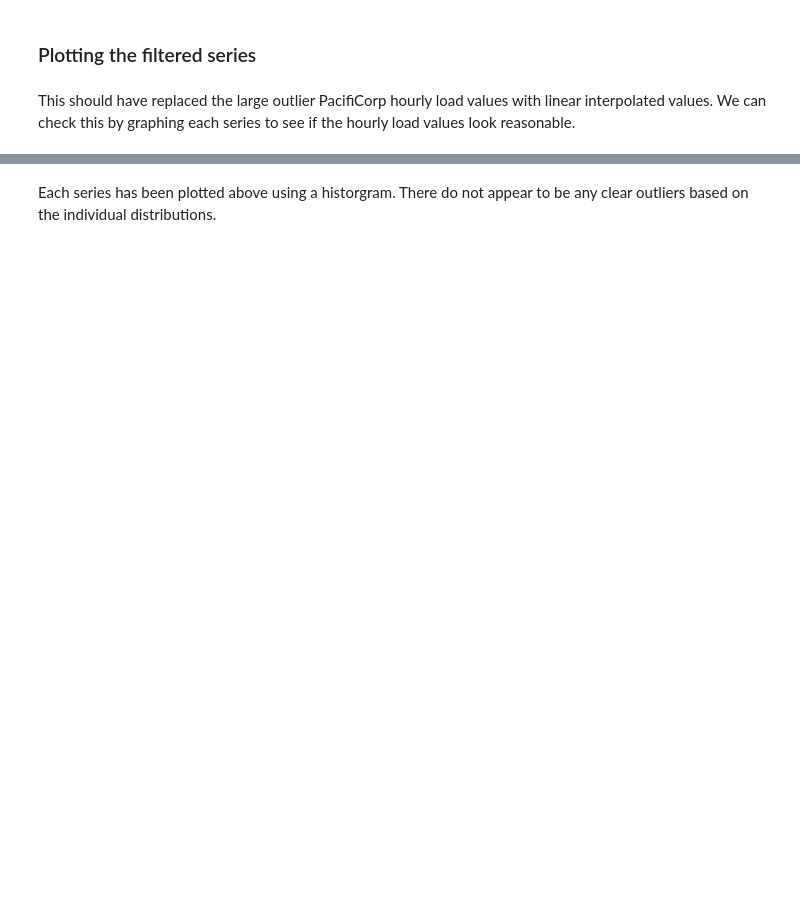
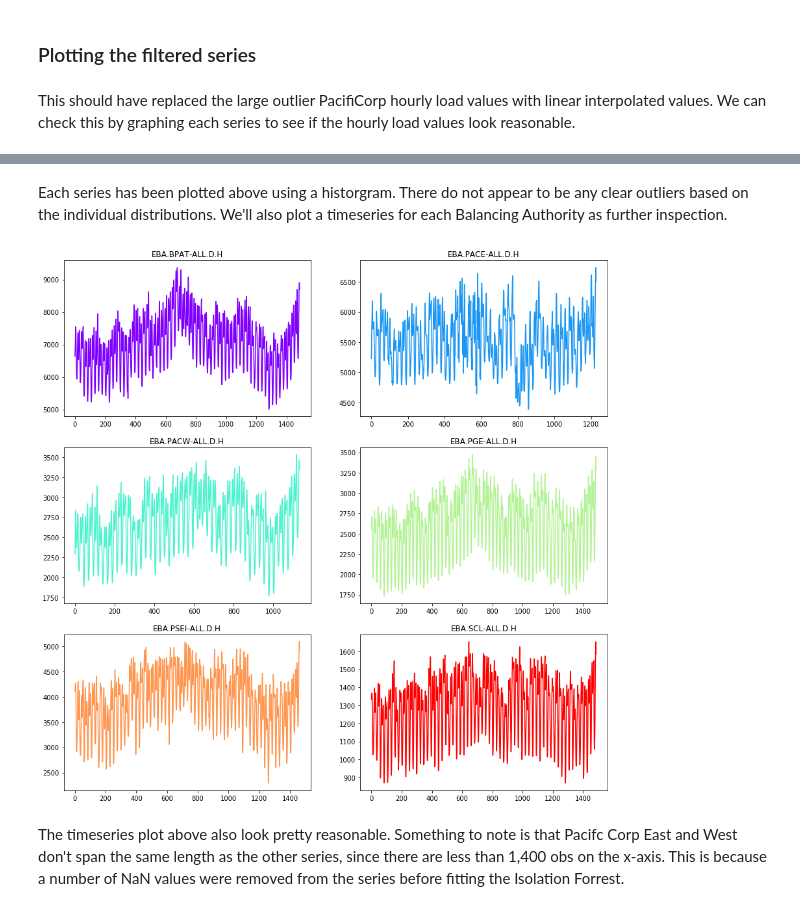
Before and after one commit to johnmrudolph/jupyter_blog, a Jupyter notebook: detecting_outliers.ipynb, the cells around one changed output, grey strips where cells are left out. Saved outputs shown, nothing was run; the diff lists cells and outputs as text; code cells hidden in the pictures; blank space fills up the shorter version.

```diff
--- a/detecting_outliers.ipynb
+++ b/detecting_outliers.ipynb
@@ -342,2 +357,21 @@ plt.show()
 # %% [markdown]
-Each series has been plotted above using a historgram. There do not appear to be any clear outliers based on the individual distributions.
+Each series has been plotted above using a historgram. There do not appear to be any clear outliers based on the individual distributions. We'll also plot a timeseries for each Balancing Authority as further inspection.
+# %%
+# create subplot for the 6 BAs
+fig, axes = plt.subplots(nrows=3, ncols=2, figsize=(15,15))
+ax0, ax1, ax2, ax3, ax4, ax5 = axes.flatten()
+
+# create a list for each plot
+plot_list = [ax0, ax1, ax2, ax3, ax4, ax5]
+# create list of colors
+colors = plt.cm.rainbow(np.linspace(0, 1, len(keys)))
+
+for key, plot_item, color in zip(keys, plot_list, colors):
+    plot_item.plot(pred_dict[key].pred_data.loc[:,key].values, color=color)
+    plot_item.set_title(key)
+
+plt.show()
+# %% [output]
+[figure, added]
+# %% [markdown]
+The timeseries plot above also look pretty reasonable. Something to note is that Pacifc Corp East and West don't span the same length as the other series, since there are less than 1,400 obs on the x-axis. This is because a number of NaN values were removed from the series before fitting the Isolation Forrest.
```
Also changed, not shown: parts of 30 cells of this notebook.
